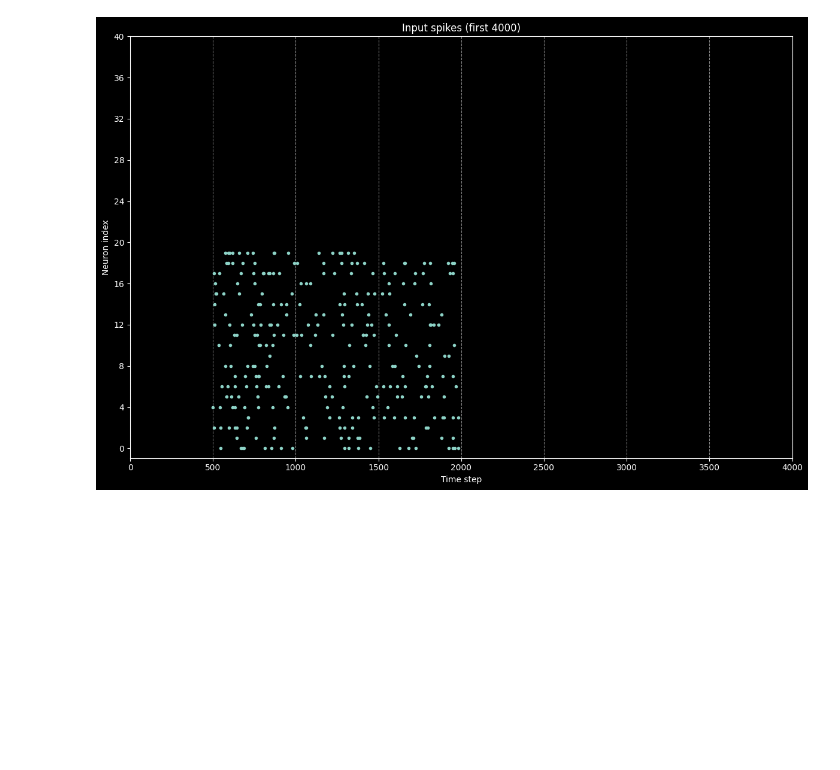
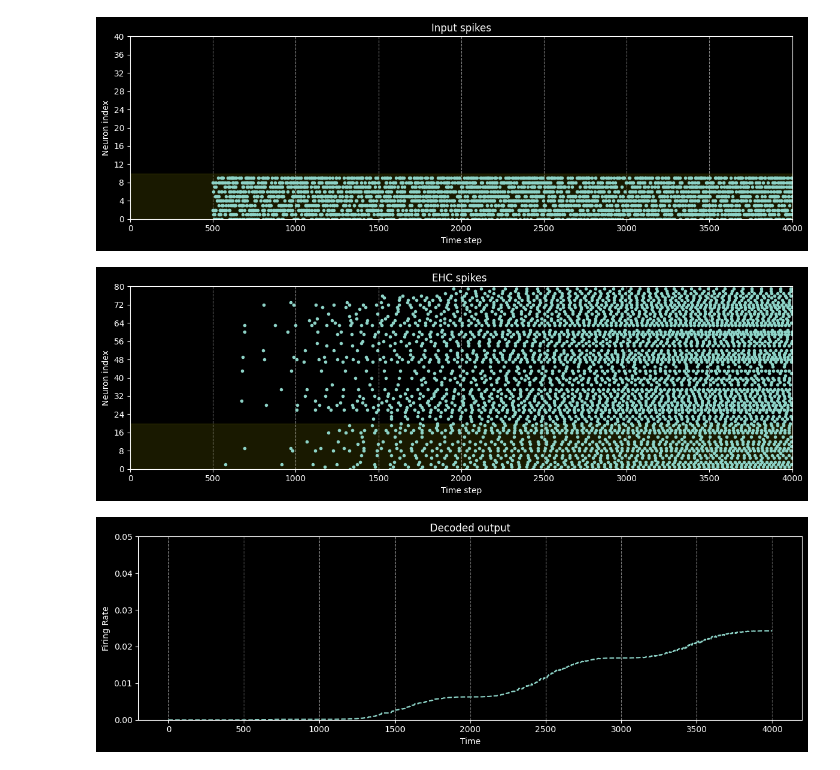
Before and after one commit to BorjaEst/spatial-navigation, a Jupyter notebook: notebooks/EIModel-Balanced.ipynb, the cells around one changed output. Saved outputs shown, nothing was run; the diff lists cells and outputs as text; code cells hidden in the pictures; blank space fills up the shorter version.

```diff
--- a/notebooks/EIModel-Balanced.ipynb
+++ b/notebooks/EIModel-Balanced.ipynb
@@ -4,4 +7,7 @@ import matplotlib.pyplot as plt
 import torch
 
 import plots
+# %%
+encoder = ehc.encoders.PoissonEncoder()
+decoder = ehc.decoders.HannDecoder(window_length=1000)
 # %%
@@ -45,6 +55,0 @@ plots.signal(signal_in.cpu(), "Linear plot input signal")
-# %%
-encoder = ehc.encoders.PoissonEncoder()
-spikes_in = torch.stack([encoder(x) for x in signal_in])
-plots.raster(spikes_in[:4000].cpu(), "Input spikes (first 4000)")
-# %% [output]
-[figure, removed]
@@ -50,0 +59,22 @@ plots.raster(spikes_in[:4000].cpu(), "Input spikes (first 4000)")
+# %%
+spikes_in = torch.stack([encoder(x) for x in islice(signal_loader, 4000)])
+plots.raster(spikes_in.cpu(), "Input spikes")
+plt.axhspan(xmin, xmax, color="yellow", alpha=0.1, label="Highlighted Band")
+plt.ylim(0, spikes_in.shape[1])
+plt.show()
+
+spikes_out = torch.stack([model(x) for x in spikes_in])
+plots.raster(spikes_out.cpu(), "EHC spikes ")
+plt.axhspan(ymin, ymax, color="yellow", alpha=0.1, label="Highlighted Band")
+plt.ylim(0, spikes_out.shape[1])
+plt.show()
+
+signal_out = torch.stack([decoder(x) for x in spikes_out[:, ymin:ymax]])
+signal_out = signal_out.mean(dim=1).unsqueeze(1).detach()
+plots.signal(signal_out.cpu(), "Decoded output")
+plt.ylim(0, 0.05)
+plt.show()
+# %% [output]
+[figure, added]
+[figure, added]
+[figure, added]
```
Also changed, not shown: parts of 14 cells of this notebook, 1 other file.
